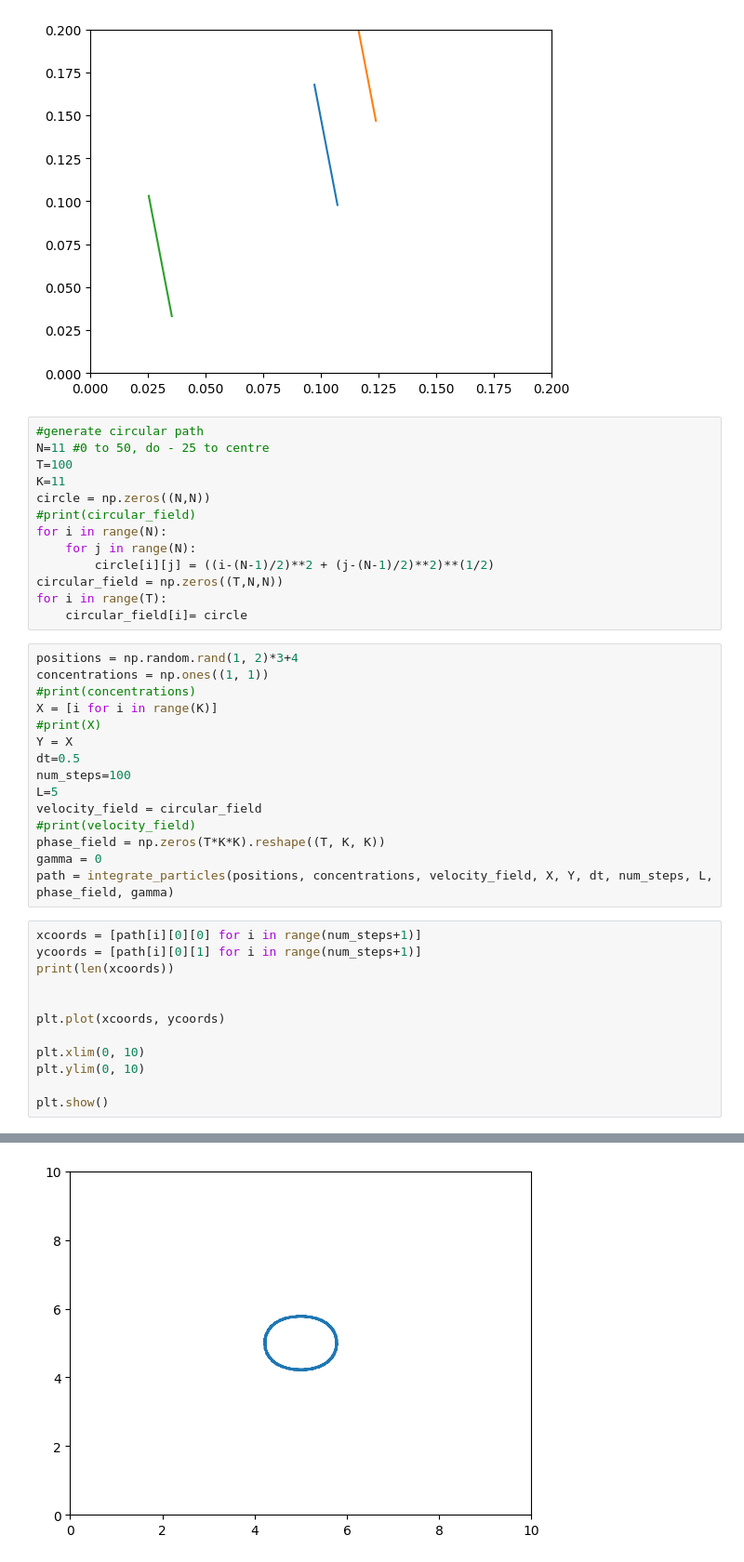
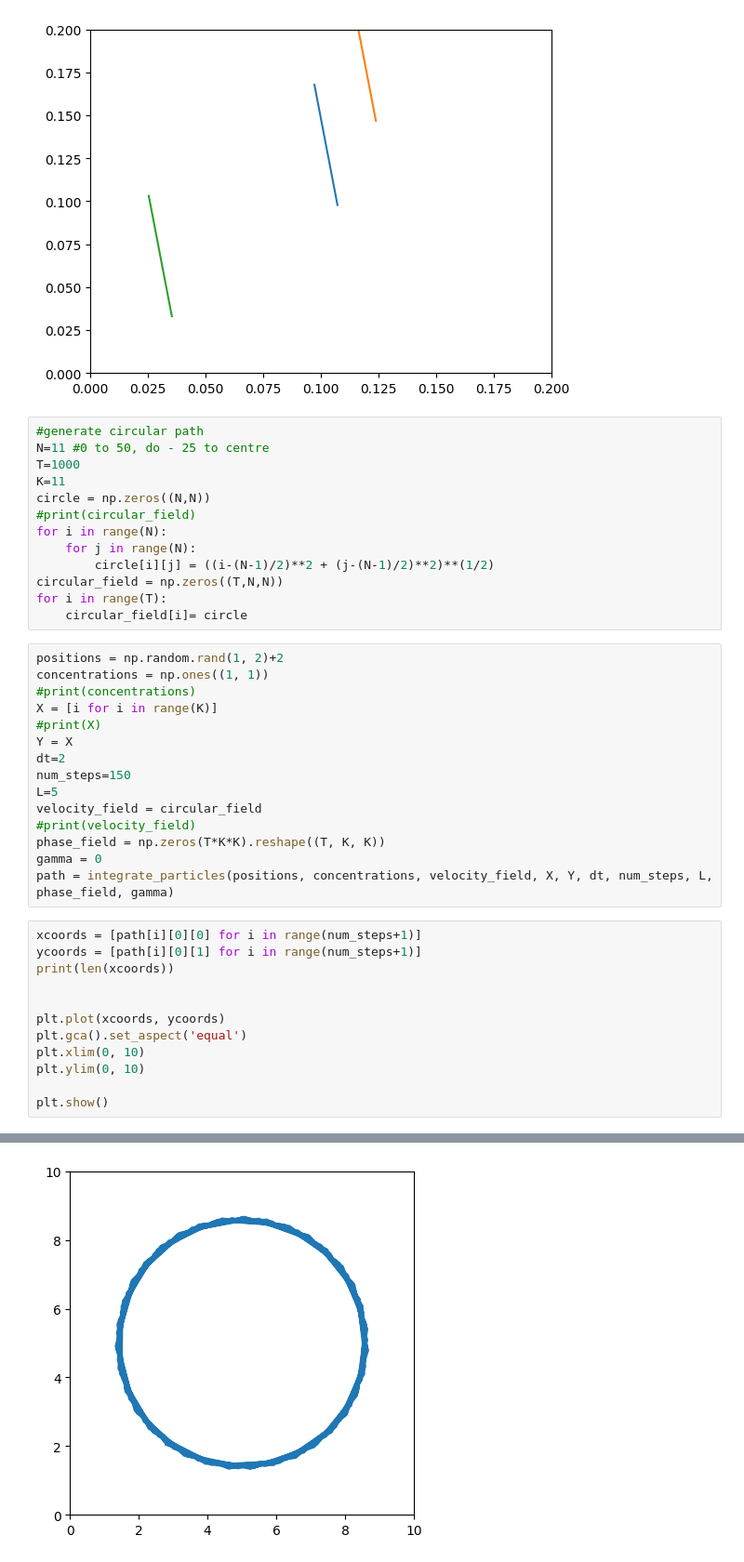
Before and after one commit to bpellow/m2rproject, a Jupyter notebook: lagrangian_integrator/final_version_integrator.ipynb, the cells around one changed output, grey strips where cells are left out. Shown at 93% size. Saved outputs shown, nothing was run; the diff lists cells and outputs as text.

```diff
--- a/lagrangian_integrator/final_version_integrator.ipynb
+++ b/lagrangian_integrator/final_version_integrator.ipynb
@@ -120,7 +120,7 @@ plt.show()
 # %%
 #generate circular path
 N=11 #0 to 50, do - 25 to centre
-T=100
+T=1000
 K=11
 circle = np.zeros((N,N))
 #print(circular_field)
@@ -131,14 +131,14 @@ circular_field = np.zeros((T,N,N))
 for i in range(T):
     circular_field[i]= circle
 # %%
-positions = np.random.rand(1, 2)*3+4
+positions = np.random.rand(1, 2)+2
 concentrations = np.ones((1, 1))
 #print(concentrations)
 X = [i for i in range(K)]
 #print(X)
 Y = X
-dt=0.5
-num_steps=100
+dt=2
+num_steps=150
 L=5
 velocity_field = circular_field
 #print(velocity_field)
@@ -152,7 +152,7 @@ print(len(xcoords))
 
 
 plt.plot(xcoords, ycoords)
-
+plt.gca().set_aspect('equal')
 plt.xlim(0, 10)
 plt.ylim(0, 10)
 
@@ -162 +162 @@ plt.show()
-[figure, old version]
+[figure, new version]
```
Also changed, not shown: parts of 1 cell of this notebook, 1 other file.
